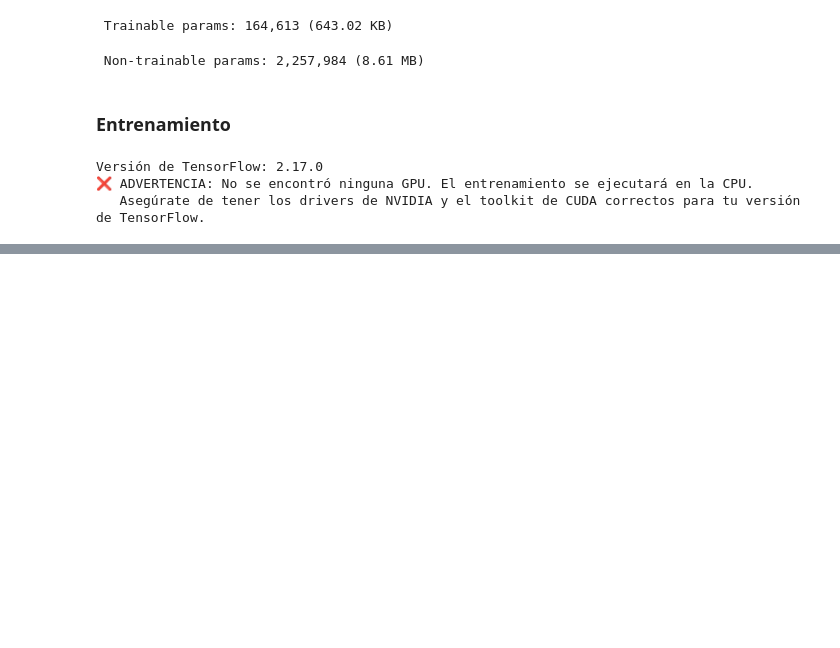
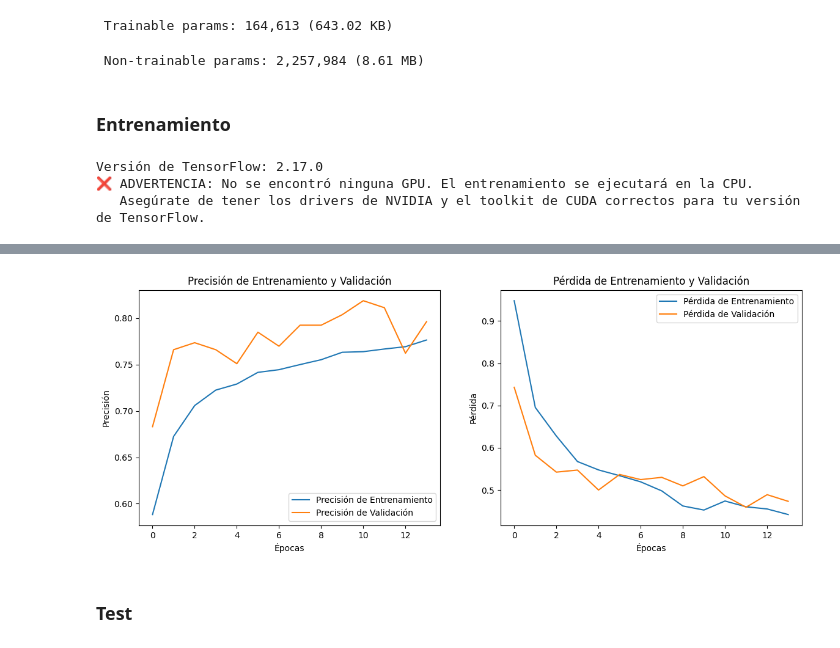
Before and after one commit to asaezs/CardClassifier, a Jupyter notebook: clasificador_cartas.ipynb, the cells around one changed output, grey strips where cells are left out. Saved outputs shown, nothing was run; the diff lists cells and outputs as text; code cells hidden in the pictures; blank space fills up the shorter version.

```diff
--- a/clasificador_cartas.ipynb
+++ b/clasificador_cartas.ipynb
@@ -346,0 +368,14 @@ Versión de TensorFlow: 2.17.0
+# %%
+EPOCHS = 20
+
+print("Iniciando el entrenamiento...")
+
+history = model.fit(
+    train_generator,
+    epochs=EPOCHS,
+    validation_data=validation_generator,
+    class_weight=class_weights_dict,
+    callbacks=callbacks_list
+)
+
+print("\n¡Entrenamiento completado!")
@@ -346,0 +400,32 @@ Versión de TensorFlow: 2.17.0
+# %%
+acc = history.history['accuracy']
+val_acc = history.history['val_accuracy']
+loss = history.history['loss']
+val_loss = history.history['val_loss']
+
+epochs_range = range(len(acc))
+
+# Precisión
+plt.figure(figsize=(14, 5))
+plt.subplot(1, 2, 1)
+plt.plot(epochs_range, acc, label='Precisión de Entrenamiento')
+plt.plot(epochs_range, val_acc, label='Precisión de Validación')
+plt.legend(loc='lower right')
+plt.title('Precisión de Entrenamiento y Validación')
+plt.xlabel('Épocas')
+plt.ylabel('Precisión')
+
+# Pérdida
+plt.subplot(1, 2, 2)
+plt.plot(epochs_range, loss, label='Pérdida de Entrenamiento')
+plt.plot(epochs_range, val_loss, label='Pérdida de Validación')
+plt.legend(loc='upper right')
+plt.title('Pérdida de Entrenamiento y Validación')
+plt.xlabel('Épocas')
+plt.ylabel('Pérdida')
+
+plt.show()
+# %% [output]
+[figure, added]
+# %% [markdown]
+### Test
```
Also changed, not shown: parts of 7 cells of this notebook, 6 other files.
